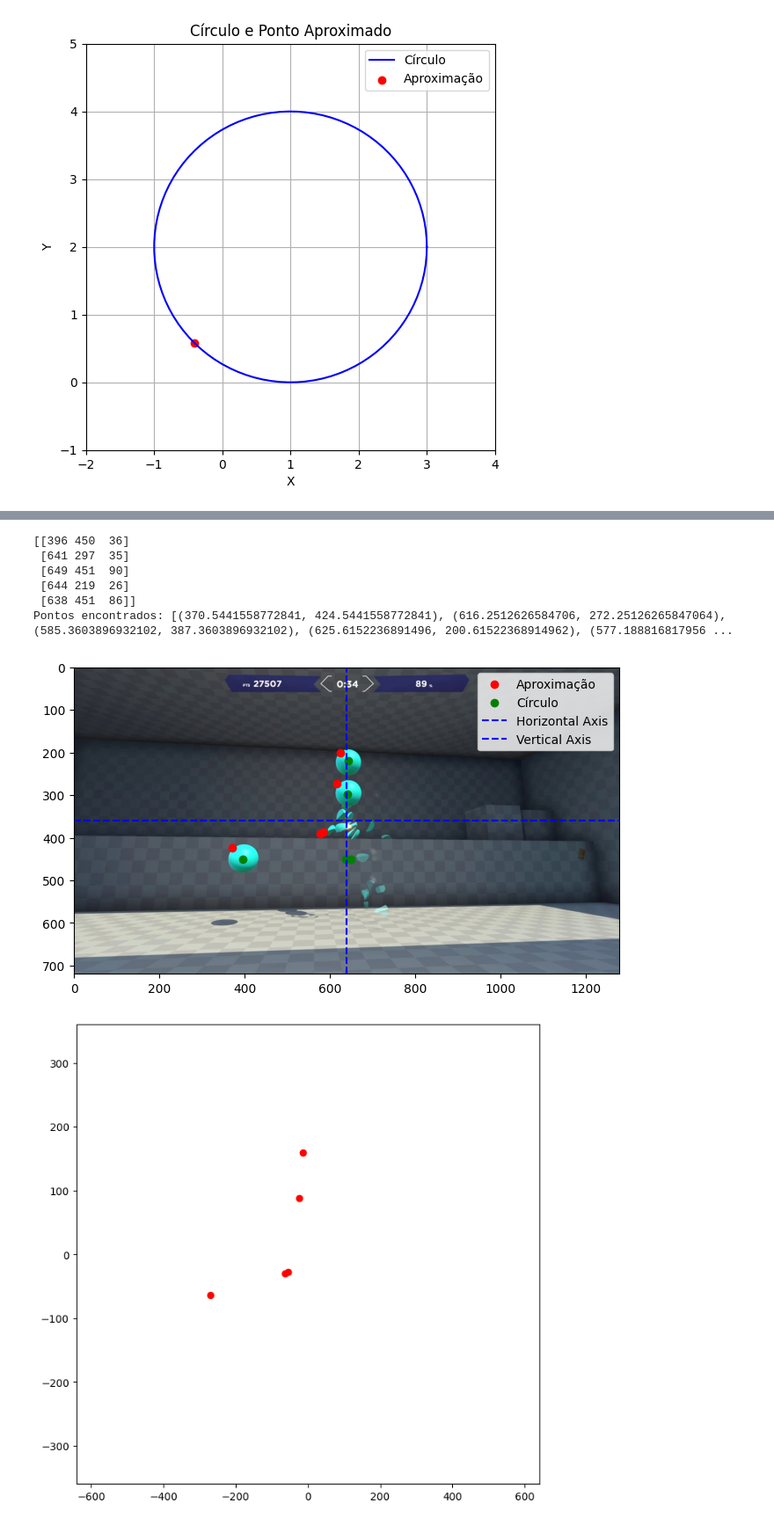
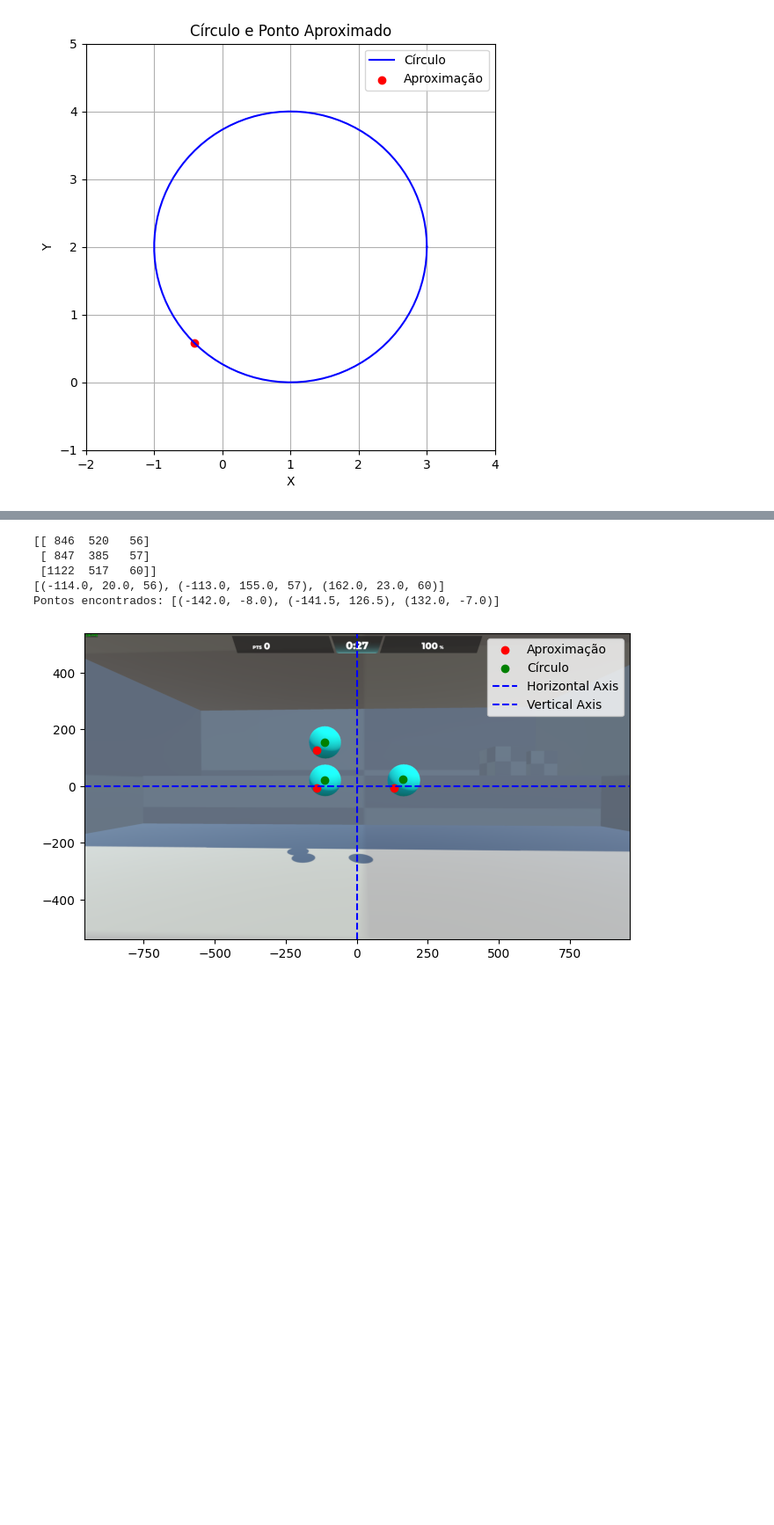
Before and after one commit to Seijin18/CN, a Jupyter notebook: Projeto Final/Bissec.ipynb, the cells around one changed output, grey strips where cells are left out. Shown at 88% size. Drawn from its saved outputs; the diff is of its cells as text; code cells hidden in the pictures; blank space fills up the shorter version.

Commit message:
Correção func bissec 2d + add teste 4

```diff
--- a/Projeto Final/Bissec.ipynb
+++ b/Projeto Final/Bissec.ipynb
@@ -88,7 +88,7 @@ Aproximação encontrada: (-0.4142135623842478, 0.5857864376157522)
 # %%
 import cv2 as cv
 import numpy as np
-import random
+from math import sqrt
 import matplotlib.pyplot as plt
 
 def bisection_method_2d(func, points, tolerance=1e-10, max_iterations=500000):
@@ -130,7 +130,7 @@ def bisection_method_2d(func, points, tolerance=1e-10, max_iterations=500000):
 
 def circle_equations(point):
     center_x, center_y, radius = point
-    radius = sqrt(2)/2 * radius
+    radius = 1/2 * radius
     # Equação do círculo: (x - center_x)² + (y - center_y)² = radius²
     result = lambda x, y: (x - center_x)**2 + (y - center_y)**2 - radius**2
     return result
@@ -167,7 +167,7 @@ def detect_circles(image_path):
     circles = cv.HoughCircles(canny,
                               cv.HOUGH_GRADIENT,
                               dp=1.1,
-                              minDist=10,
+                              minDist=30,
                               param1=200,
                               param2=42,
                               minRadius=20,
@@ -179,22 +179,31 @@ def detect_circles(image_path):
 
     return None
 
-def normalize_coordinates(coordinates):
+def normalize_coordinates(coordinates, image_path):
     img = cv.imread(image_path)
     height, width = img.shape[:2]
 
-    adjusted_coordinates = [(x - width / 2, height / 2 - y) for x, y in coordinates]
+    adjusted_coordinates = (coordinates[0] - width / 2, height / 2 - coordinates[1], coordinates[2])
 
     return adjusted_coordinates
 
 # Chamando a função com a imagem desejada
-image_path = "C:/Users/marco/OneDrive/Unifesp/VS Code/CN/Teste3.jpg"
+image_path = "C:/Users/marco/OneDrive/Unifesp/VS Code/CN/Projeto Final/Teste4.png"
 circles_coordinates = detect_circles(image_path)
+
+# Normalizar as coordenadas
+adjusted_coordinates = []
+for k in circles_coordinates:
+    adjusted_coordinates.append((normalize_coordinates(k, image_path)))
+
+
 print(circles_coordinates)
+print(adjusted_coordinates)
 
-if circles_coordinates is not None:
-    coordinates = []
-    for circle in circles_coordinates:
+coordinates = []
+
+if adjusted_coordinates is not None:
+    for circle in adjusted_coordinates:
         x, y = bisection_method_2d(circle_equations, [circle])
         coordinates.append((x, y))
 
@@ -202,24 +211,15 @@ if circles_coordinates is not None:
 
     # Carregar a imagem novamente para utilizá-la na plotagem
     img_rgb = cv.imread(image_path)
-    plt.figure(figsize=(8, 8))
-    plt.imshow(cv.cvtColor(img_rgb, cv.COLOR_BGR2RGB))
-    plt.scatter([coord[0] for coord in coordinates], [coord[1] for coord in coordinates], color='red', label='Aproximação')
-    plt.scatter([circle[0] for circle in circles_coordinates], [circle[1] for circle in circles_coordinates], color='green', label='Círculo')
-    plt.axhline(y=img_rgb.shape[0] // 2, color='blue', linestyle='--', label='Horizontal Axis')
-    plt.axvline(x=img_rgb.shape[1] // 2, color='blue', linestyle='--', label='Vertical Axis')
-    plt.legend()
+    fig, ax = plt.subplots(figsize=(8, 8))
+    height, width = img_rgb.shape[:2]
+    ax.imshow(cv.cvtColor(img_rgb, cv.COLOR_BGR2RGB), extent=[-width / 2, width / 2, -height / 2, height / 2])
+    ax.scatter([coord[0] for coord in coordinates], [coord[1] for coord in coordinates], color='red', label='Aproximação')
+    ax.scatter([circle[0] for circle in adjusted_coordinates], [circle[1] for circle in adjusted_coordinates], color='green', label='Círculo')
+    ax.axhline(y=0, color='blue', linestyle='--', label='Horizontal Axis')
+    ax.axvline(x=0, color='blue', linestyle='--', label='Vertical Axis')
+    ax.legend()
     plt.show()
 else:
     print("Não foram encontrados círculos na imagem.")
-
-# Normalizar as coordenadas
-adjusted_coordinates = normalize_coordinates(coordinates)
-height, width = img_rgb.shape[:2]
-
-plt.figure(figsize=(8, 8))
-plt.scatter([coord[0] for coord in adjusted_coordinates], [coord[1] for coord in adjusted_coordinates], color='red', label='Aproximação')
-plt.xlim(-width / 2, width / 2)
-plt.ylim(-height / 2, height / 2)
-plt.show()
 # %% [output]
@@ -227,8 +227,6 @@ plt.show()
-[[396 450  36]
- [641 297  35]
- [649 451  90]
- [644 219  26]
- [638 451  86]]
-Pontos encontrados: [(370.5441558772841, 424.5441558772841), (616.2512626584706, 272.25126265847064), (585.3603896932102, 387.3603896932102), (625.6152236891496, 200.61522368914962), (577.188816817956 ...
+[[ 846  520   56]
+ [ 847  385   57]
+ [1122  517   60]]
+[(-114.0, 20.0, 56), (-113.0, 155.0, 57), (162.0, 23.0, 60)]
+Pontos encontrados: [(-142.0, -8.0), (-141.5, 126.5), (132.0, -7.0)]
-[figure, old version]
+[figure, new version]
-[figure, removed]
```
Also changed, not shown: parts of 1 cell of this notebook, 1 other file.
